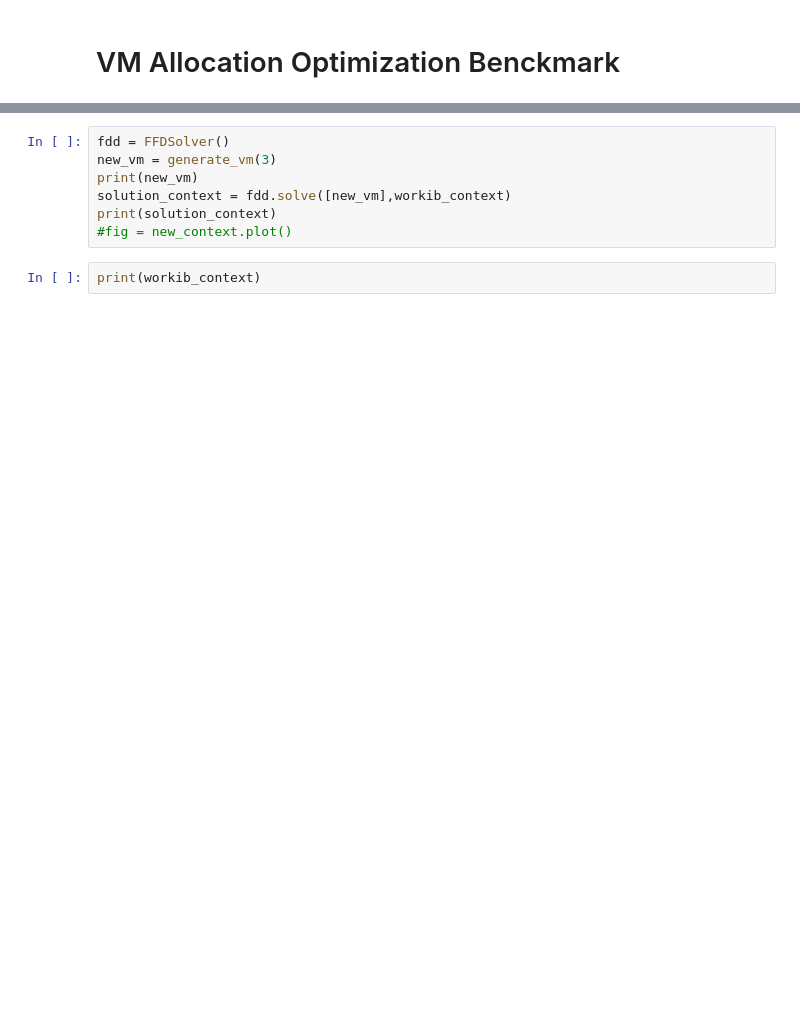
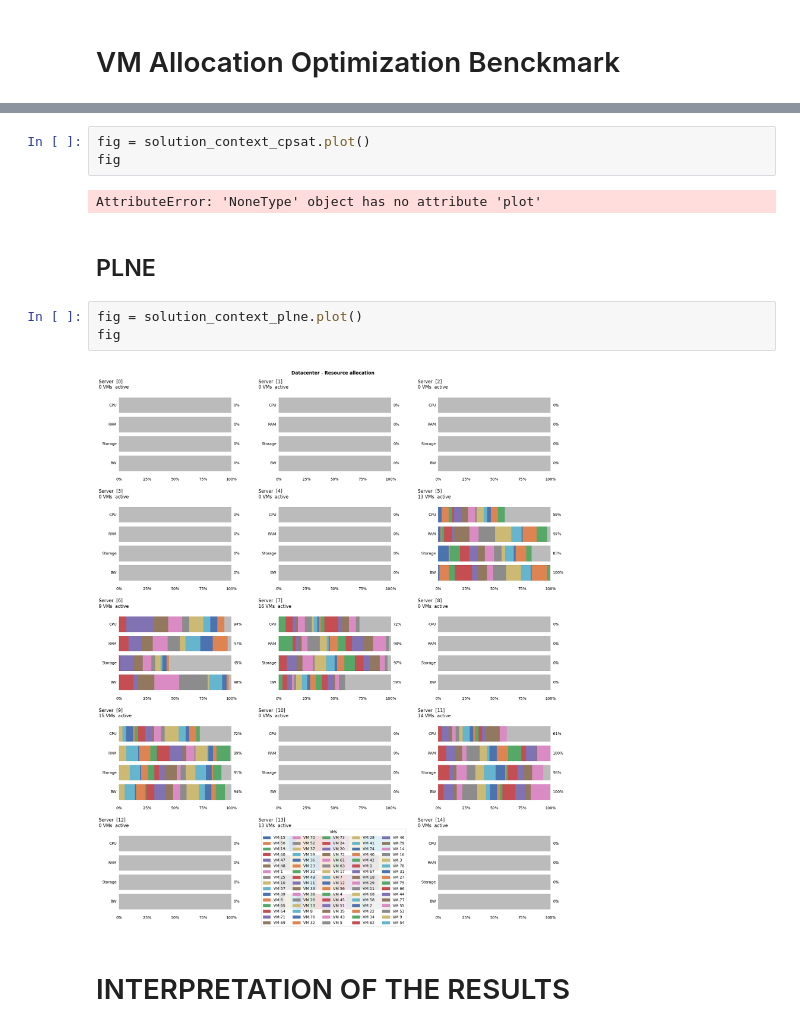
Before and after one commit to jsboigeEpita/2026-Epita-Programmation-par-Contraintes, a Jupyter notebook: d1/notebooks/benckmarck.ipynb, the cells around one changed output, grey strips where cells are left out. Drawn from its saved outputs; the diff is of its cells as text; blank space fills up the shorter version.

```diff
--- a/d1/notebooks/benckmarck.ipynb
+++ b/d1/notebooks/benckmarck.ipynb
@@ -48,9 +117,14 @@ print(workib_context)
-# %%
-fdd = FFDSolver()
-new_vm = generate_vm(3)
-print(new_vm)
-solution_context = fdd.solve([new_vm],workib_context)
-print(solution_context)
-#fig = new_context.plot()
-# %%
-print(workib_context)
+# %%
+fig = solution_context_cpsat.plot()
+fig
+# %% [output]
+AttributeError: 'NoneType' object has no attribute 'plot'
+# %% [markdown]
+## PLNE
+# %%
+fig = solution_context_plne.plot()
+fig
+# %% [output]
+[figure, added]
+# %% [markdown]
+# INTERPRETATION OF THE RESULTS
```
Also changed, not shown: parts of 15 cells of this notebook, 1 other file.
